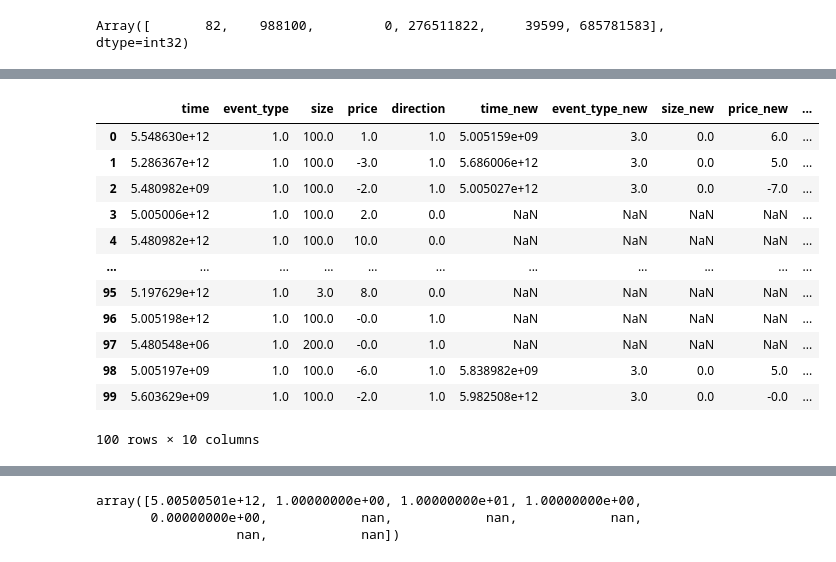
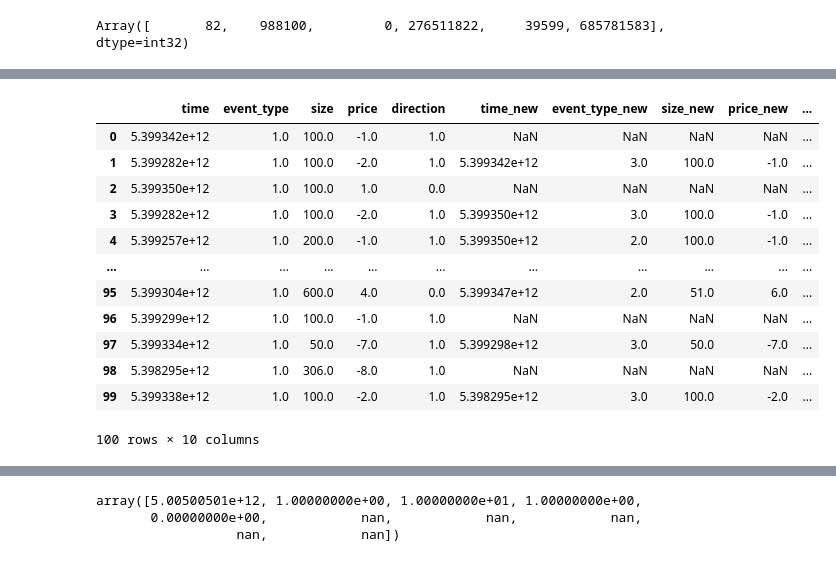
Before and after one commit to saschafrey/LOBS5_Prediction, a Jupyter notebook: lob/ar_pred.ipynb, the cells around one changed output, grey strips where cells are left out. Cells and saved outputs as stored; diff of their text form; code cells hidden in the pictures.

```diff
--- a/lob/ar_pred.ipynb
+++ b/lob/ar_pred.ipynb
@@ -367,5 +321,10 @@ ckpt = load_checkpoint(
     ckpt_path,
     args.__dict__)
 state = ckpt['model']
+# %%
+state = state.replace(
+    params=jax.tree_map(lambda x: x[0], state.params),
+    batch_stats=jax.tree_map(lambda x: x[0], state.batch_stats),
+)
 # %%
 model = model_cls(training=False, step_rescale=1.0)
@@ -561,10 +560,8 @@ scores_df.loc[scores_df.support > 0].groupby('field').agg(
 # %% [markdown]
 ### Forecasting
 # %%
-# m_seq_start = m_seq.copy()
-# b_seq_start = b_seq.copy()
+# backup initial data for reset (ONCE!)
+m_seq_start = m_seq.copy()
+b_seq_start = b_seq.copy()
-# %%
-m_seq = m_seq_start.copy()
-b_seq = b_seq_start.copy()
 # %%
 from gym_exchange.environment.base_env.assets.orderflow import OrderIdGenerator
@@ -1006,7 +1165,9 @@ id_gen = OrderIdGenerator()
 valid_mask_array = valh.syntax_validation_matrix(v)
 l = Message_Tokenizer.MSG_LEN
 
-for _ in range(100): #100
+#for _ in range(100): #100
+msg_todo = 100
+while msg_todo > 0:
     rng, rng_ = jax.random.split(rng)
 
     #losses = []
@@ -1038,6 +1199,7 @@ for _ in range(100): #100
         logits = valh.predict(
             input,
             integration_timesteps, state, model, batchnorm)
+            #integration_timesteps, params, model, batchnorm)
 
         #print('1007', logits[0,1007], '1008', logits[0,1008], '1107', logits[0,1107])
 
@@ -1058,14 +1220,15 @@ for _ in range(100): #100
 
     ### NEW:
 
-    m_seq_raw = m.iloc[end_i - n_messages : end_i]
+    #m_seq_raw = m.iloc[end_i - n_messages : end_i]
+    m_seq_raw = m.iloc[end_i - n_messages + 1 : end_i]
     order_id = id_gen.step()
 
     # parse generated message for simulator, also getting corrected raw message
     # (needs to be encoded and overwrite originally generated message)
     sim_msg, msg_corr = get_sim_msg(
         m_seq[-l:],
-        m_seq,  # TODO: check if this should be the sequence without the generated msg
+        m_seq[:-l],  # TODO: check if this should be the sequence without the generated msg
         m_seq_raw,
         sim,
         tok,
@@ -1101,13 +1264,22 @@ for _ in range(100): #100
 
     # get new book state
     book = sim.get_L2_state()
-    new_book = encode_L2_state(book, price_levels=(b_seq.shape[1] - 1))
-    # prepend price jump to book state
-    new_book = jnp.concatenate([jnp.array([p_change]), new_book])
+
+    # new_book = encode_L2_state(book, price_levels=(b_seq.shape[1] - 1))
+    # # prepend price jump to book state
+    # new_book = jnp.concatenate([jnp.array([p_change]), new_book])
+    # #print('new_book', new_book.shape, new_book)
+
+    new_book_raw = jnp.concatenate([jnp.array([p_change]), book]).reshape(1,-1)
+    new_book = preproc.transform_L2_state(new_book_raw, 500, 100)#[0]
     #print('new_book', new_book.shape, new_book)
+
     # update book sequence
-    b_seq = jnp.concatenate([b_seq[1:], jnp.expand_dims(new_book, axis=0)])
+    #b_seq = jnp.concatenate([b_seq[1:], jnp.expand_dims(new_book, axis=0)])
+    b_seq = jnp.concatenate([b_seq[1:], new_book])
 
     print('p_change', p_change)
     print()
+
+    msg_todo -= 1
 # %% [output]
@@ -1251,18 +1411,21 @@ Array([1007, 1007, 1007,    2,    2, 1007, 1007, 1007, 1007, 1007,    2,
 # %%
+%matplotlib inline
+
+l = Message_Tokenizer.MSG_LEN
 decod_gen_msgs = tok.decode(m_seq.reshape((-1,l))[-100:], v)
 decod_gen_msgs = pd.DataFrame(decod_gen_msgs, columns=Message_Tokenizer.FIELDS)
 decod_gen_msgs
 # %% [output]
 |  | time | event_type | size | price | direction | time_new | event_type_new | size_new | price_new | ... |
-| 0 | 5.548630e+12 | 1.0 | 100.0 | 1.0 | 1.0 | 5.005159e+09 | 3.0 | 0.0 | 6.0 | ... |
-| 1 | 5.286367e+12 | 1.0 | 100.0 | -3.0 | 1.0 | 5.686006e+12 | 3.0 | 0.0 | 5.0 | ... |
-| 2 | 5.480982e+09 | 1.0 | 100.0 | -2.0 | 1.0 | 5.005027e+12 | 3.0 | 0.0 | -7.0 | ... |
-| 3 | 5.005006e+12 | 1.0 | 100.0 | 2.0 | 0.0 | NaN | NaN | NaN | NaN | ... |
-| 4 | 5.480982e+12 | 1.0 | 100.0 | 10.0 | 0.0 | NaN | NaN | NaN | NaN | ... |
+| 0 | 5.399342e+12 | 1.0 | 100.0 | -1.0 | 1.0 | NaN | NaN | NaN | NaN | ... |
+| 1 | 5.399282e+12 | 1.0 | 100.0 | -2.0 | 1.0 | 5.399342e+12 | 3.0 | 100.0 | -1.0 | ... |
+| 2 | 5.399350e+12 | 1.0 | 100.0 | 1.0 | 0.0 | NaN | NaN | NaN | NaN | ... |
+| 3 | 5.399282e+12 | 1.0 | 100.0 | -2.0 | 1.0 | 5.399350e+12 | 3.0 | 100.0 | -1.0 | ... |
+| 4 | 5.399257e+12 | 1.0 | 200.0 | -1.0 | 1.0 | 5.399350e+12 | 2.0 | 100.0 | -1.0 | ... |
 | ... | ... | ... | ... | ... | ... | ... | ... | ... | ... | ... |
-| 95 | 5.197629e+12 | 1.0 | 3.0 | 8.0 | 0.0 | NaN | NaN | NaN | NaN | ... |
-| 96 | 5.005198e+12 | 1.0 | 100.0 | -0.0 | 1.0 | NaN | NaN | NaN | NaN | ... |
-| 97 | 5.480548e+06 | 1.0 | 200.0 | -0.0 | 1.0 | NaN | NaN | NaN | NaN | ... |
-| 98 | 5.005197e+09 | 1.0 | 100.0 | -6.0 | 1.0 | 5.838982e+09 | 3.0 | 0.0 | 5.0 | ... |
-| 99 | 5.603629e+09 | 1.0 | 100.0 | -2.0 | 1.0 | 5.982508e+12 | 3.0 | 0.0 | -0.0 | ... |
+| 95 | 5.399304e+12 | 1.0 | 600.0 | 4.0 | 0.0 | 5.399347e+12 | 2.0 | 51.0 | 6.0 | ... |
+| 96 | 5.399299e+12 | 1.0 | 100.0 | -1.0 | 1.0 | NaN | NaN | NaN | NaN | ... |
+| 97 | 5.399334e+12 | 1.0 | 50.0 | -7.0 | 1.0 | 5.399298e+12 | 3.0 | 50.0 | -7.0 | ... |
+| 98 | 5.398295e+12 | 1.0 | 306.0 | -8.0 | 1.0 | NaN | NaN | NaN | NaN | ... |
+| 99 | 5.399338e+12 | 1.0 | 100.0 | -2.0 | 1.0 | 5.398295e+12 | 3.0 | 100.0 | -2.0 | ... |
 100 rows × 10 columns
```
Also changed, not shown: parts of 62 cells of this notebook, 5 other files.
